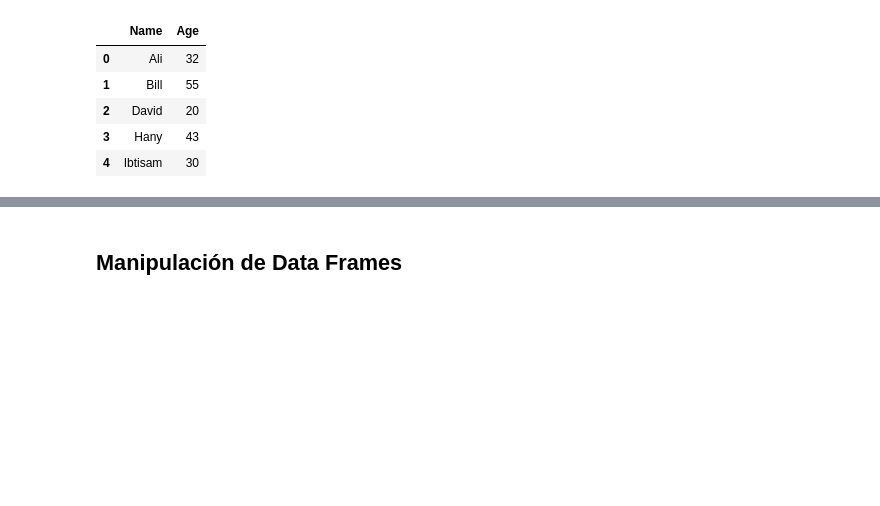
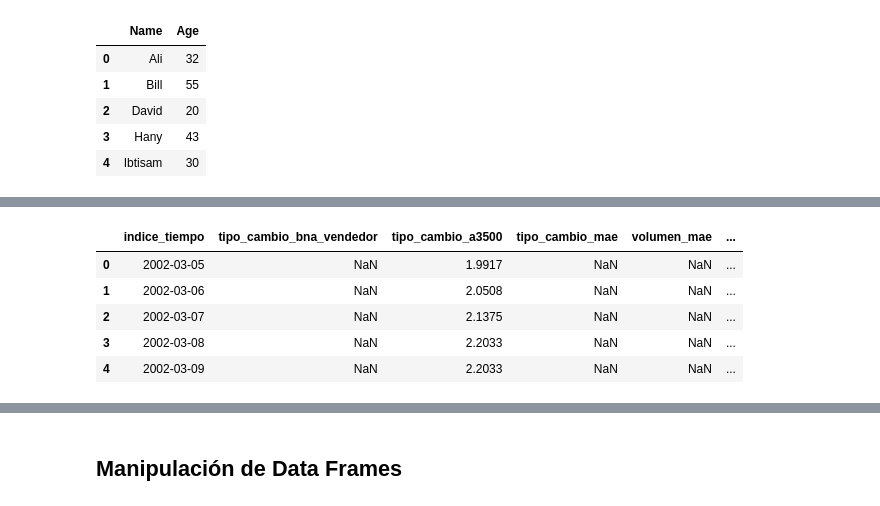
Before and after one commit to mateosuster/pythonungs, a Jupyter notebook: MPE_III_Intro_Pandas.ipynb, the cells around one changed output, grey strips where cells are left out. Saved outputs shown, nothing was run; the diff lists cells and outputs as text; code cells hidden in the pictures; blank space fills up the shorter version.

```diff
--- a/MPE_III_Intro_Pandas.ipynb
+++ b/MPE_III_Intro_Pandas.ipynb
@@ -191,0 +280,10 @@ data_frame es <class 'pandas.core.frame.DataFrame'>
+# %%
+# Consultar las primeras filas
+dolar_df.head()
+# %% [output]
+|  | indice_tiempo | tipo_cambio_bna_vendedor | tipo_cambio_a3500 | tipo_cambio_mae | volumen_mae | ... |
+| 0 | 2002-03-05 | NaN | 1.9917 | NaN | NaN | ... |
+| 1 | 2002-03-06 | NaN | 2.0508 | NaN | NaN | ... |
+| 2 | 2002-03-07 | NaN | 2.1375 | NaN | NaN | ... |
+| 3 | 2002-03-08 | NaN | 2.2033 | NaN | NaN | ... |
+| 4 | 2002-03-09 | NaN | 2.2033 | NaN | NaN | ... |
```
Also changed, not shown: parts of 42 cells of this notebook.
